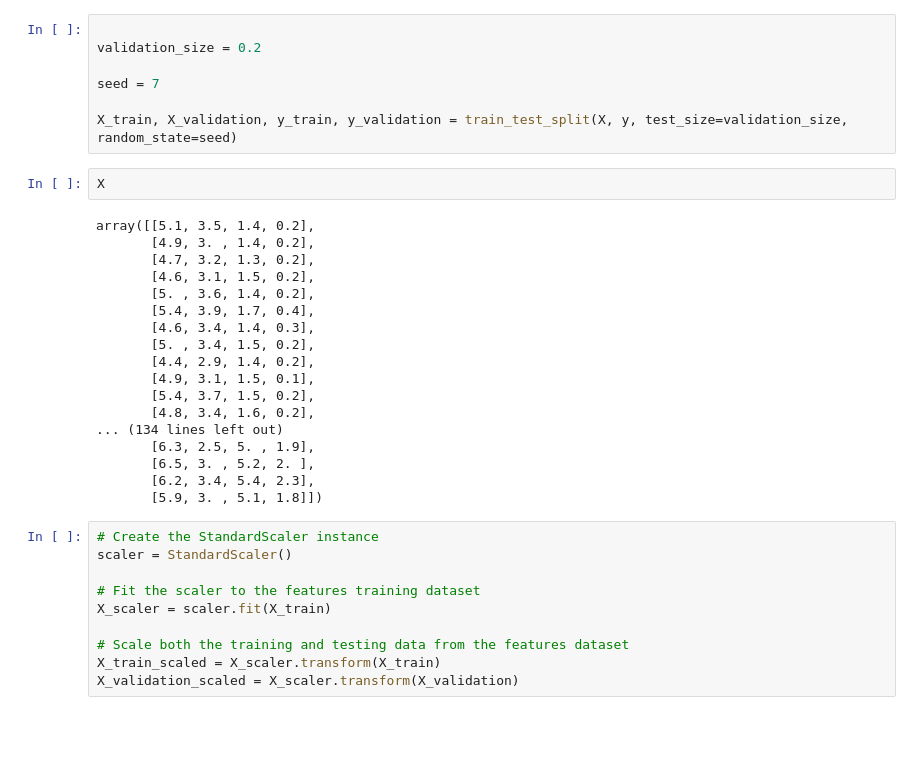
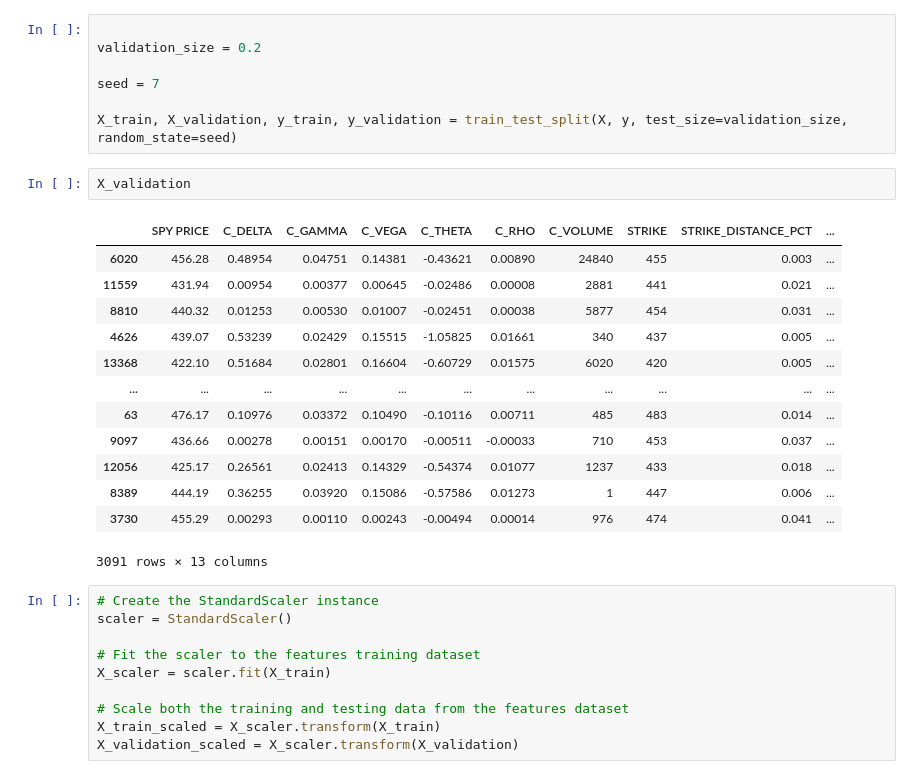
Before and after one commit to aarch23/OptYx, a Jupyter notebook: Part1/optyx_xgboost.ipynb, the cells around one changed output. Cells and saved outputs as stored; diff of their text form; blank space fills up the shorter version.

```diff
--- a/Part1/optyx_xgboost.ipynb
+++ b/Part1/optyx_xgboost.ipynb
@@ -146,25 +253,21 @@ seed = 7
 
 X_train, X_validation, y_train, y_validation = train_test_split(X, y, test_size=validation_size, random_state=seed)
 # %%
-X
+X_validation
 # %% [output]
+|  | SPY PRICE | C_DELTA | C_GAMMA | C_VEGA | C_THETA | C_RHO | C_VOLUME | STRIKE | STRIKE_DISTANCE_PCT | ... |
+| 6020 | 456.28 | 0.48954 | 0.04751 | 0.14381 | -0.43621 | 0.00890 | 24840 | 455 | 0.003 | ... |
+| 11559 | 431.94 | 0.00954 | 0.00377 | 0.00645 | -0.02486 | 0.00008 | 2881 | 441 | 0.021 | ... |
+| 8810 | 440.32 | 0.01253 | 0.00530 | 0.01007 | -0.02451 | 0.00038 | 5877 | 454 | 0.031 | ... |
+| 4626 | 439.07 | 0.53239 | 0.02429 | 0.15515 | -1.05825 | 0.01661 | 340 | 437 | 0.005 | ... |
+| 13368 | 422.10 | 0.51684 | 0.02801 | 0.16604 | -0.60729 | 0.01575 | 6020 | 420 | 0.005 | ... |
+| ... | ... | ... | ... | ... | ... | ... | ... | ... | ... | ... |
+| 63 | 476.17 | 0.10976 | 0.03372 | 0.10490 | -0.10116 | 0.00711 | 485 | 483 | 0.014 | ... |
+| 9097 | 436.66 | 0.00278 | 0.00151 | 0.00170 | -0.00511 | -0.00033 | 710 | 453 | 0.037 | ... |
+| 12056 | 425.17 | 0.26561 | 0.02413 | 0.14329 | -0.54374 | 0.01077 | 1237 | 433 | 0.018 | ... |
+| 8389 | 444.19 | 0.36255 | 0.03920 | 0.15086 | -0.57586 | 0.01273 | 1 | 447 | 0.006 | ... |
+| 3730 | 455.29 | 0.00293 | 0.00110 | 0.00243 | -0.00494 | 0.00014 | 976 | 474 | 0.041 | ... |
-array([[5.1, 3.5, 1.4, 0.2],
-       [4.9, 3. , 1.4, 0.2],
-       [4.7, 3.2, 1.3, 0.2],
-       [4.6, 3.1, 1.5, 0.2],
-       [5. , 3.6, 1.4, 0.2],
-       [5.4, 3.9, 1.7, 0.4],
-       [4.6, 3.4, 1.4, 0.3],
-       [5. , 3.4, 1.5, 0.2],
-       [4.4, 2.9, 1.4, 0.2],
-       [4.9, 3.1, 1.5, 0.1],
-       [5.4, 3.7, 1.5, 0.2],
-       [4.8, 3.4, 1.6, 0.2],
-... (134 lines left out)
-       [6.3, 2.5, 5. , 1.9],
-       [6.5, 3. , 5.2, 2. ],
-       [6.2, 3.4, 5.4, 2.3],
-       [5.9, 3. , 5.1, 1.8]])
+3091 rows × 13 columns
 # %%
 # Create the StandardScaler instance
 scaler = StandardScaler()
```
Also changed, not shown: parts of 39 cells of this notebook.
